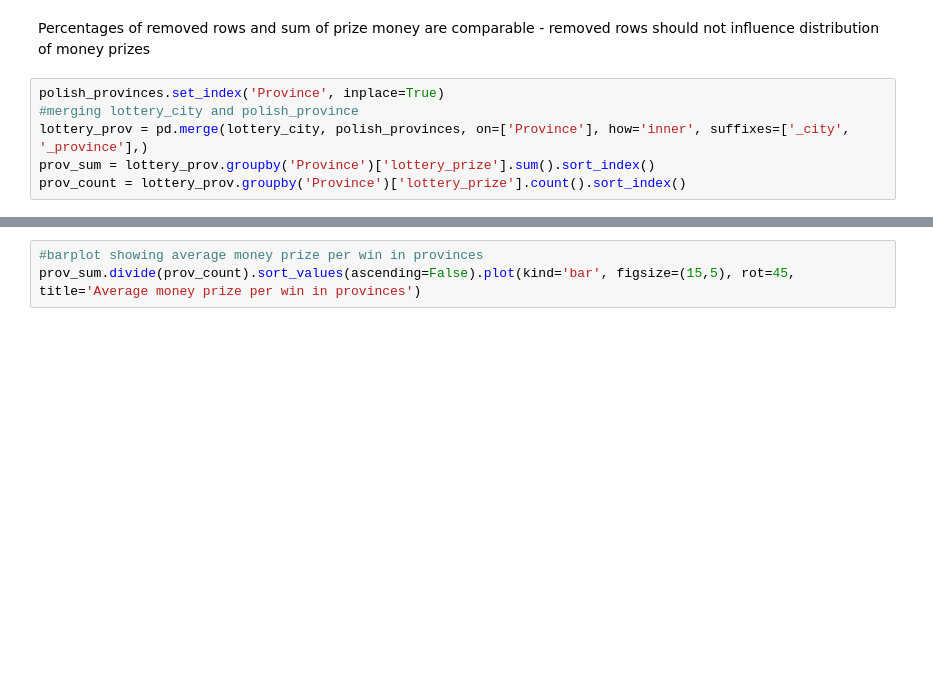
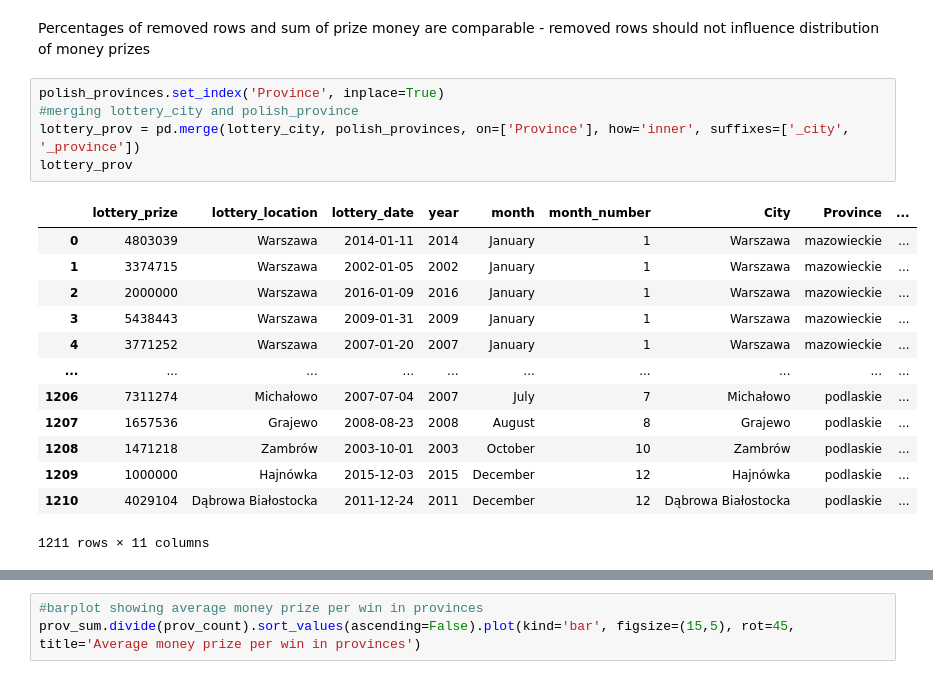
Before and after one commit to psoczewka/Project_lotto, a Jupyter notebook: Lotto_project_jupyter.ipynb, the cells around one changed output, grey strips where cells are left out. Cells and saved outputs as stored; diff of their text form; blank space fills up the shorter version.

```diff
--- a/Lotto_project_jupyter.ipynb
+++ b/Lotto_project_jupyter.ipynb
@@ -288,6 +354,19 @@ Percentages of removed rows and sum of prize money are comparable - removed rows
 # %%
 polish_provinces.set_index('Province', inplace=True)
 #merging lottery_city and polish_province
-lottery_prov = pd.merge(lottery_city, polish_provinces, on=['Province'], how='inner', suffixes=['_city', '_province'],)
-prov_sum = lottery_prov.groupby('Province')['lottery_prize'].sum().sort_index()
-prov_count = lottery_prov.groupby('Province')['lottery_prize'].count().sort_index()
+lottery_prov = pd.merge(lottery_city, polish_provinces, on=['Province'], how='inner', suffixes=['_city', '_province'])
+lottery_prov
+# %% [output]
+|  | lottery_prize | lottery_location | lottery_date | year | month | month_number | City | Province | ... |
+| 0 | 4803039 | Warszawa | 2014-01-11 | 2014 | January | 1 | Warszawa | mazowieckie | ... |
+| 1 | 3374715 | Warszawa | 2002-01-05 | 2002 | January | 1 | Warszawa | mazowieckie | ... |
+| 2 | 2000000 | Warszawa | 2016-01-09 | 2016 | January | 1 | Warszawa | mazowieckie | ... |
+| 3 | 5438443 | Warszawa | 2009-01-31 | 2009 | January | 1 | Warszawa | mazowieckie | ... |
+| 4 | 3771252 | Warszawa | 2007-01-20 | 2007 | January | 1 | Warszawa | mazowieckie | ... |
+| ... | ... | ... | ... | ... | ... | ... | ... | ... | ... |
+| 1206 | 7311274 | Michałowo | 2007-07-04 | 2007 | July | 7 | Michałowo | podlaskie | ... |
+| 1207 | 1657536 | Grajewo | 2008-08-23 | 2008 | August | 8 | Grajewo | podlaskie | ... |
+| 1208 | 1471218 | Zambrów | 2003-10-01 | 2003 | October | 10 | Zambrów | podlaskie | ... |
+| 1209 | 1000000 | Hajnówka | 2015-12-03 | 2015 | December | 12 | Hajnówka | podlaskie | ... |
+| 1210 | 4029104 | Dąbrowa Białostocka | 2011-12-24 | 2011 | December | 12 | Dąbrowa Białostocka | podlaskie | ... |
+1211 rows × 11 columns
```
Also changed, not shown: parts of 11 cells of this notebook.
